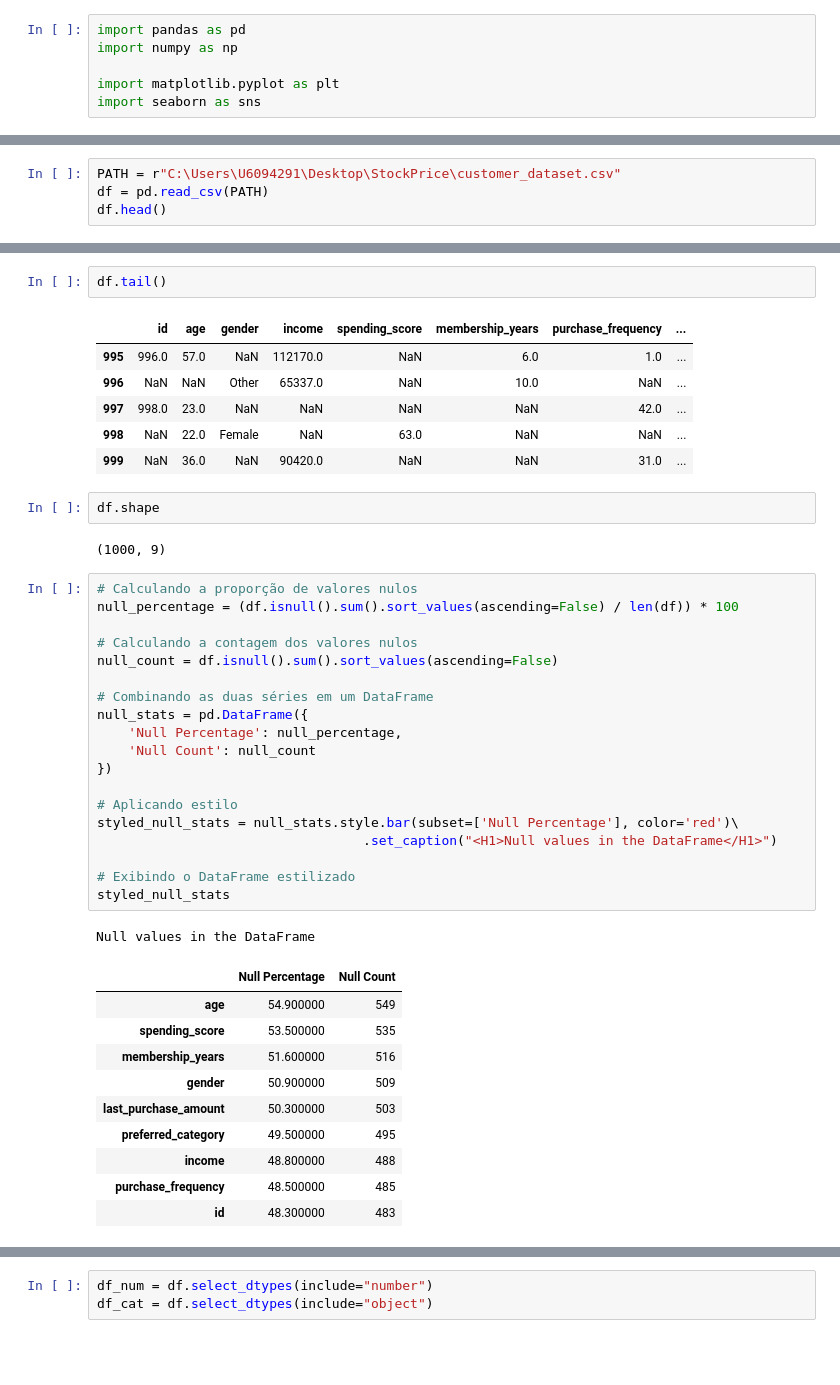
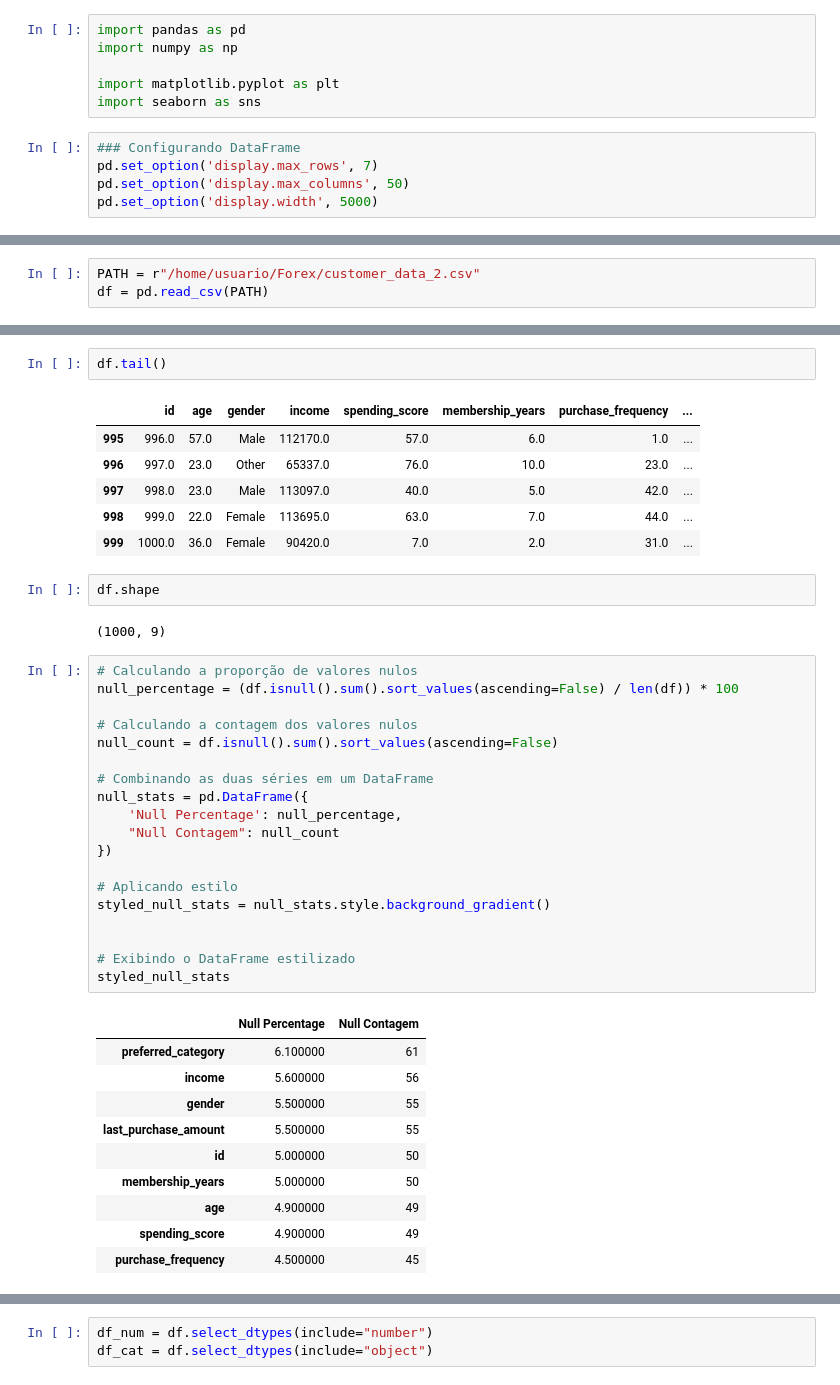
Before and after one commit to MEziliano/MLEnginnering, a Jupyter notebook: FI.ipynb, the cells around one changed output, grey strips where cells are left out. Saved outputs shown, nothing was run; the diff lists cells and outputs as text; blank space fills up the shorter version.

```diff
--- a/FI.ipynb
+++ b/FI.ipynb
@@ -4,3 +6,8 @@ import numpy as np
 
 import matplotlib.pyplot as plt
 import seaborn as sns
+# %%
+### Configurando DataFrame
+pd.set_option('display.max_rows', 7)
+pd.set_option('display.max_columns', 50)
+pd.set_option('display.width', 5000)
@@ -7,4 +29,3 @@ import seaborn as sns
 # %%
-PATH = r"C:\Users\U6094291\Desktop\StockPrice\customer_dataset.csv"
+PATH = r"/home/usuario/Forex/customer_data_2.csv"
 df = pd.read_csv(PATH)
-df.head()
@@ -28,11 +51,11 @@ df.sample(5)
 df.tail()
 # %% [output]
 |  | id | age | gender | income | spending_score | membership_years | purchase_frequency | ... |
-| 995 | 996.0 | 57.0 | NaN | 112170.0 | NaN | 6.0 | 1.0 | ... |
-| 996 | NaN | NaN | Other | 65337.0 | NaN | 10.0 | NaN | ... |
-| 997 | 998.0 | 23.0 | NaN | NaN | NaN | NaN | 42.0 | ... |
-| 998 | NaN | 22.0 | Female | NaN | 63.0 | NaN | NaN | ... |
-| 999 | NaN | 36.0 | NaN | 90420.0 | NaN | NaN | 31.0 | ... |
+| 995 | 996.0 | 57.0 | Male | 112170.0 | 57.0 | 6.0 | 1.0 | ... |
+| 996 | 997.0 | 23.0 | Other | 65337.0 | 76.0 | 10.0 | 23.0 | ... |
+| 997 | 998.0 | 23.0 | Male | 113097.0 | 40.0 | 5.0 | 42.0 | ... |
+| 998 | 999.0 | 22.0 | Female | 113695.0 | 63.0 | 7.0 | 44.0 | ... |
+| 999 | 1000.0 | 36.0 | Female | 90420.0 | 7.0 | 2.0 | 31.0 | ... |
 # %%
 df.shape
 # %% [output]
@@ -40,34 +63,33 @@ df.shape
 # %%
 # Calculando a proporção de valores nulos
 null_percentage = (df.isnull().sum().sort_values(ascending=False) / len(df)) * 100
 
 # Calculando a contagem dos valores nulos
 null_count = df.isnull().sum().sort_values(ascending=False)
 
 # Combinando as duas séries em um DataFrame
 null_stats = pd.DataFrame({
     'Null Percentage': null_percentage,
-    'Null Count': null_count
+    "Null Contagem": null_count
 })
 
 # Aplicando estilo
-styled_null_stats = null_stats.style.bar(subset=['Null Percentage'], color='red')\
-                                  .set_caption("<H1>Null values in the DataFrame</H1>")
+styled_null_stats = null_stats.style.background_gradient()
+
 
 # Exibindo o DataFrame estilizado
 styled_null_stats
 # %% [output]
-Null values in the DataFrame
-|  | Null Percentage | Null Count |
-| age | 54.900000 | 549 |
-| spending_score | 53.500000 | 535 |
-| membership_years | 51.600000 | 516 |
-| gender | 50.900000 | 509 |
-| last_purchase_amount | 50.300000 | 503 |
-| preferred_category | 49.500000 | 495 |
-| income | 48.800000 | 488 |
-| purchase_frequency | 48.500000 | 485 |
-| id | 48.300000 | 483 |
+|  | Null Percentage | Null Contagem |
+| preferred_category | 6.100000 | 61 |
+| income | 5.600000 | 56 |
+| gender | 5.500000 | 55 |
+| last_purchase_amount | 5.500000 | 55 |
+| id | 5.000000 | 50 |
+| membership_years | 5.000000 | 50 |
+| age | 4.900000 | 49 |
+| spending_score | 4.900000 | 49 |
+| purchase_frequency | 4.500000 | 45 |
 # %%
 pd.DataFrame((df.isnull().sum()\
               .sort_values(ascending=False)/len(df))*100)\
```
Also changed, not shown: parts of 38 cells of this notebook, 2 other files.
